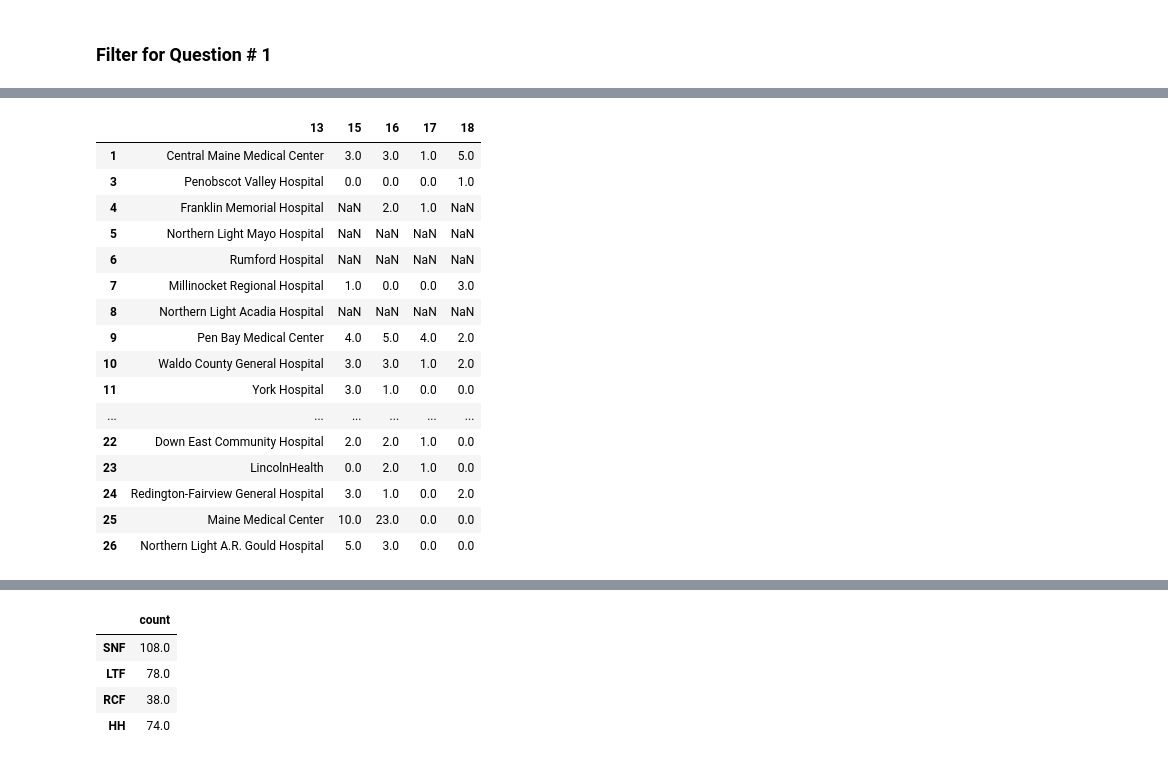
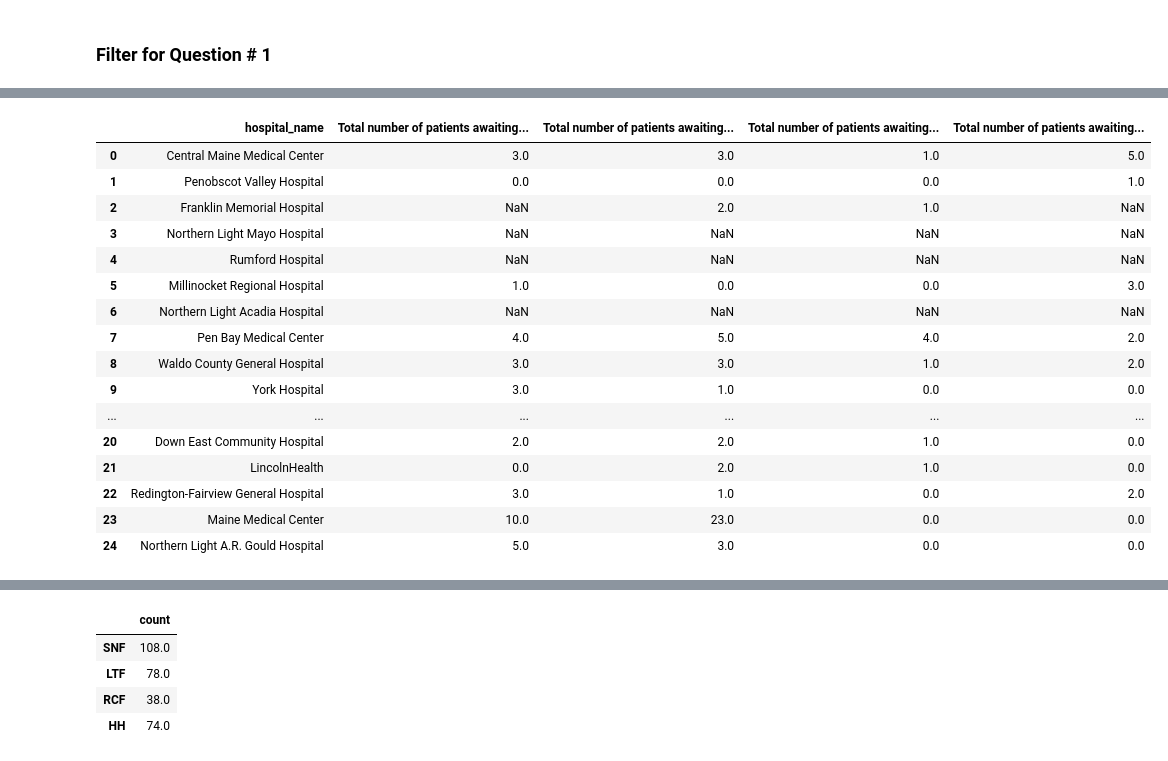
Before and after one commit to nfarrell011/patient-throughput, a Jupyter notebook: analyses/maps_geopandas.ipynb, the cells around one changed output, grey strips where cells are left out. Cells and saved outputs as stored; diff of their text form; code cells hidden in the pictures.

```diff
--- a/analyses/maps_geopandas.ipynb
+++ b/analyses/maps_geopandas.ipynb
@@ -70,4 +114,4 @@ plt.show()
 # %% [markdown]
 ### Read In Hospital Response Data
 # %%
-response_data_full = pd.read_csv("/Users/nelsonfarrell/Documents/Northeastern/projects/hospital_beds/survey_data/CSV/response_data_dup_rows_removed.csv")
+response_data_full = pd.read_csv("/Users/nelsonfarrell/Documents/Northeastern/projects/hospital_beds/survey_data/CSV/response_data_clean.csv")
@@ -372,26 +471,30 @@ def generate_grouped_choropleth(grouped_df:pd.DataFrame, county_gis_df:pd.DataFr
+# %%
+snf_col = "Total number of patients awaiting discharge to the following settings: Skilled Nursing Facility (SNF):"
+ltc_col = "Total number of patients awaiting discharge to the following settings: Long Term Care Hospital (LTC):"
+rcf_col = "Total number of patients awaiting discharge to the following settings: Residential Care Facility (RCF):"
+hh_col = "Total number of patients awaiting discharge to the following settings: Home Health:"
 # %%
 # Filter for question # 1 ~ Totals
-response_data_dropped_na_hos_name = response_data_full.dropna(subset = "13")
-question_1_responses = response_data_dropped_na_hos_name.loc[:, ["13", "15", "16", "17", "18"]]
+question_1_responses = response_data_full.loc[:, ["hospital_name", snf_col, ltc_col, rcf_col, hh_col]]
 question_1_responses
 # %% [output]
-|  | 13 | 15 | 16 | 17 | 18 |
-| 1 | Central Maine Medical Center | 3.0 | 3.0 | 1.0 | 5.0 |
-| 3 | Penobscot Valley Hospital | 0.0 | 0.0 | 0.0 | 1.0 |
-| 4 | Franklin Memorial Hospital | NaN | 2.0 | 1.0 | NaN |
-| 5 | Northern Light Mayo Hospital | NaN | NaN | NaN | NaN |
-| 6 | Rumford Hospital | NaN | NaN | NaN | NaN |
-| 7 | Millinocket Regional Hospital | 1.0 | 0.0 | 0.0 | 3.0 |
-| 8 | Northern Light Acadia Hospital | NaN | NaN | NaN | NaN |
-| 9 | Pen Bay Medical Center | 4.0 | 5.0 | 4.0 | 2.0 |
-| 10 | Waldo County General Hospital | 3.0 | 3.0 | 1.0 | 2.0 |
-| 11 | York Hospital | 3.0 | 1.0 | 0.0 | 0.0 |
+|  | hospital_name | Total number of patients awaiting... | Total number of patients awaiting... | Total number of patients awaiting... | Total number of patients awaiting... |
+| 0 | Central Maine Medical Center | 3.0 | 3.0 | 1.0 | 5.0 |
+| 1 | Penobscot Valley Hospital | 0.0 | 0.0 | 0.0 | 1.0 |
+| 2 | Franklin Memorial Hospital | NaN | 2.0 | 1.0 | NaN |
+| 3 | Northern Light Mayo Hospital | NaN | NaN | NaN | NaN |
+| 4 | Rumford Hospital | NaN | NaN | NaN | NaN |
+| 5 | Millinocket Regional Hospital | 1.0 | 0.0 | 0.0 | 3.0 |
+| 6 | Northern Light Acadia Hospital | NaN | NaN | NaN | NaN |
+| 7 | Pen Bay Medical Center | 4.0 | 5.0 | 4.0 | 2.0 |
+| 8 | Waldo County General Hospital | 3.0 | 3.0 | 1.0 | 2.0 |
+| 9 | York Hospital | 3.0 | 1.0 | 0.0 | 0.0 |
 | ... | ... | ... | ... | ... | ... |
-| 22 | Down East Community Hospital | 2.0 | 2.0 | 1.0 | 0.0 |
-| 23 | LincolnHealth | 0.0 | 2.0 | 1.0 | 0.0 |
-| 24 | Redington-Fairview General Hospital | 3.0 | 1.0 | 0.0 | 2.0 |
-| 25 | Maine Medical Center | 10.0 | 23.0 | 0.0 | 0.0 |
-| 26 | Northern Light A.R. Gould Hospital | 5.0 | 3.0 | 0.0 | 0.0 |
+| 20 | Down East Community Hospital | 2.0 | 2.0 | 1.0 | 0.0 |
+| 21 | LincolnHealth | 0.0 | 2.0 | 1.0 | 0.0 |
+| 22 | Redington-Fairview General Hospital | 3.0 | 1.0 | 0.0 | 2.0 |
+| 23 | Maine Medical Center | 10.0 | 23.0 | 0.0 | 0.0 |
+| 24 | Northern Light A.R. Gould Hospital | 5.0 | 3.0 | 0.0 | 0.0 |
 # %%
 question_1_responses["total"] = question_1_responses.iloc[:, 1:5].sum(axis = 1, skipna = True)
 # %%
```
Also changed, not shown: parts of 55 cells of this notebook, 12 other files.
